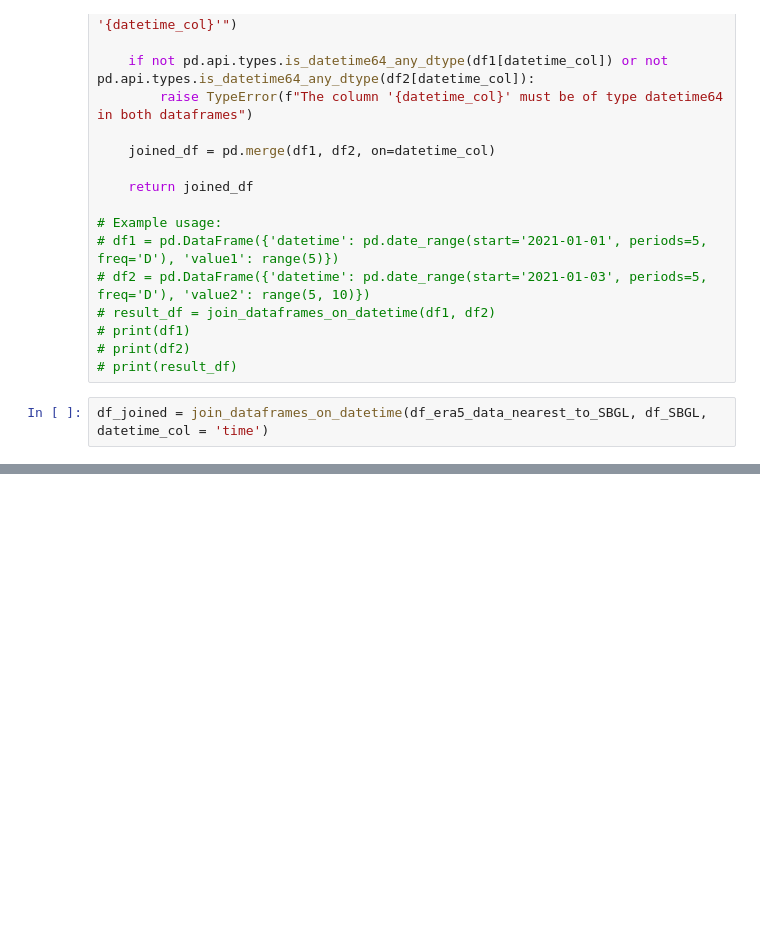
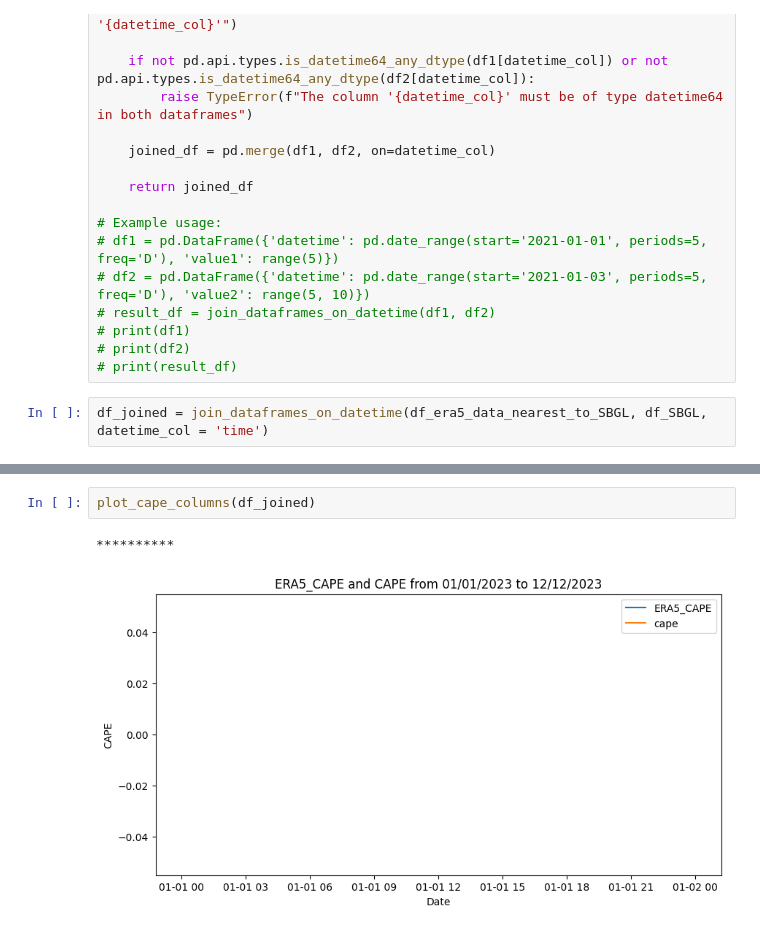
Before and after one commit to NietoCurcio/atmoseer, a Jupyter notebook: notebooks/ERA5.ipynb, the cells around one changed output, grey strips where cells are left out. Cells and saved outputs as stored; diff of their text form; blank space fills up the shorter version.

```diff
--- a/notebooks/ERA5.ipynb
+++ b/notebooks/ERA5.ipynb
@@ -1029,0 +1132,5 @@ df_joined.tail()
+# %%
+plot_cape_columns(df_joined)
+# %% [output]
+**********
+[figure, added]
```
Also changed, not shown: parts of 5 cells of this notebook.
